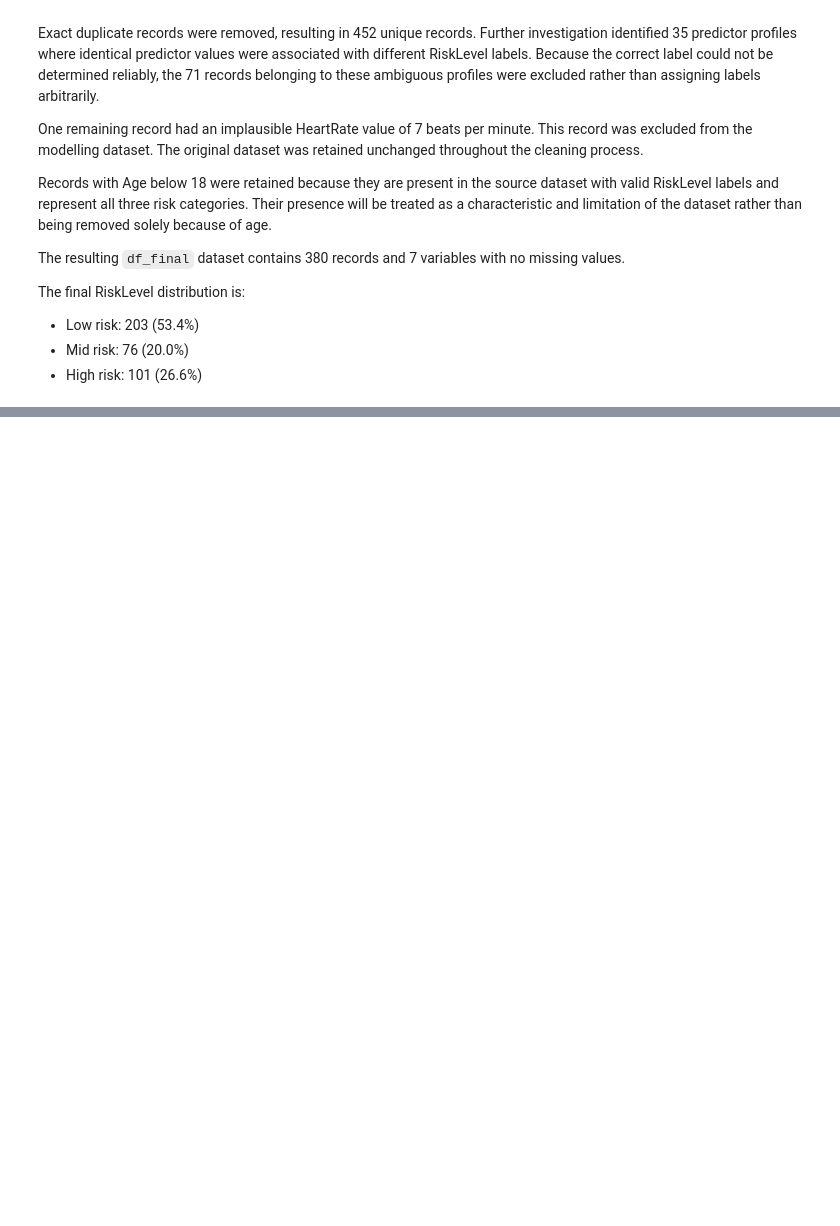
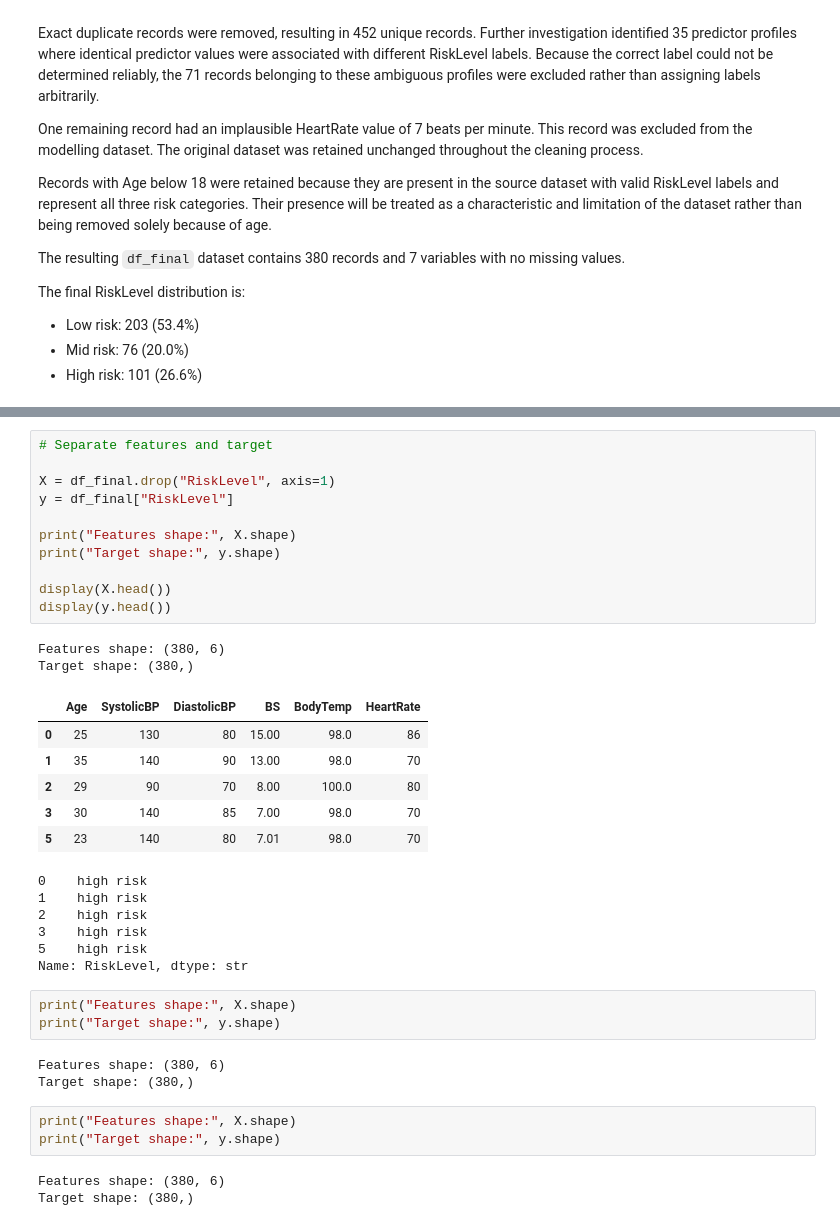
Before and after one commit to Spacexst/AppliedAI, a Jupyter notebook: Project.ipynb, the cells around one changed output, grey strips where cells are left out. Saved outputs shown, nothing was run; the diff lists cells and outputs as text; blank space fills up the shorter version.

```diff
--- a/Project.ipynb
+++ b/Project.ipynb
@@ -948,0 +955,38 @@ The final RiskLevel distribution is:
+# %%
+# Separate features and target
+
+X = df_final.drop("RiskLevel", axis=1)
+y = df_final["RiskLevel"]
+
+print("Features shape:", X.shape)
+print("Target shape:", y.shape)
+
+display(X.head())
+display(y.head())
+# %% [output]
+Features shape: (380, 6)
+Target shape: (380,)
+|  | Age | SystolicBP | DiastolicBP | BS | BodyTemp | HeartRate |
+| 0 | 25 | 130 | 80 | 15.00 | 98.0 | 86 |
+| 1 | 35 | 140 | 90 | 13.00 | 98.0 | 70 |
+| 2 | 29 | 90 | 70 | 8.00 | 100.0 | 80 |
+| 3 | 30 | 140 | 85 | 7.00 | 98.0 | 70 |
+| 5 | 23 | 140 | 80 | 7.01 | 98.0 | 70 |
+0    high risk
+1    high risk
+2    high risk
+3    high risk
+5    high risk
+Name: RiskLevel, dtype: str
+# %%
+print("Features shape:", X.shape)
+print("Target shape:", y.shape)
+# %% [output]
+Features shape: (380, 6)
+Target shape: (380,)
+# %%
+print("Features shape:", X.shape)
+print("Target shape:", y.shape)
+# %% [output]
+Features shape: (380, 6)
+Target shape: (380,)
```
Also changed, not shown: parts of 9 cells of this notebook.
